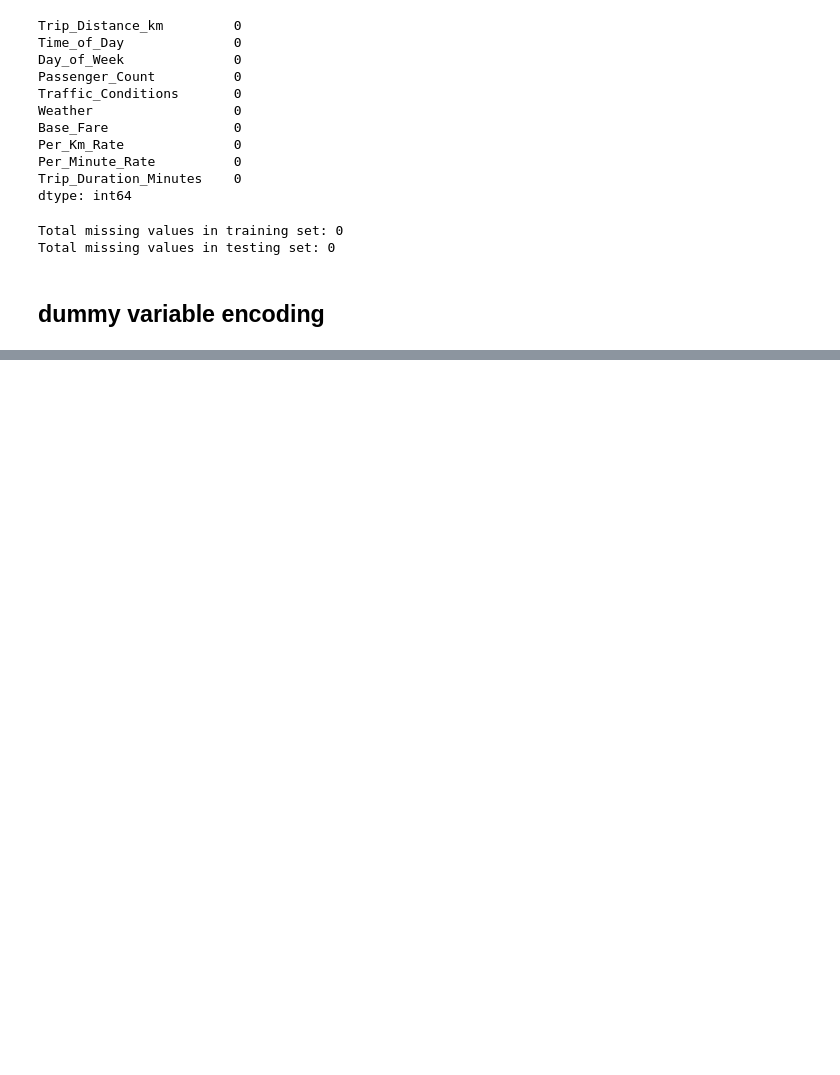
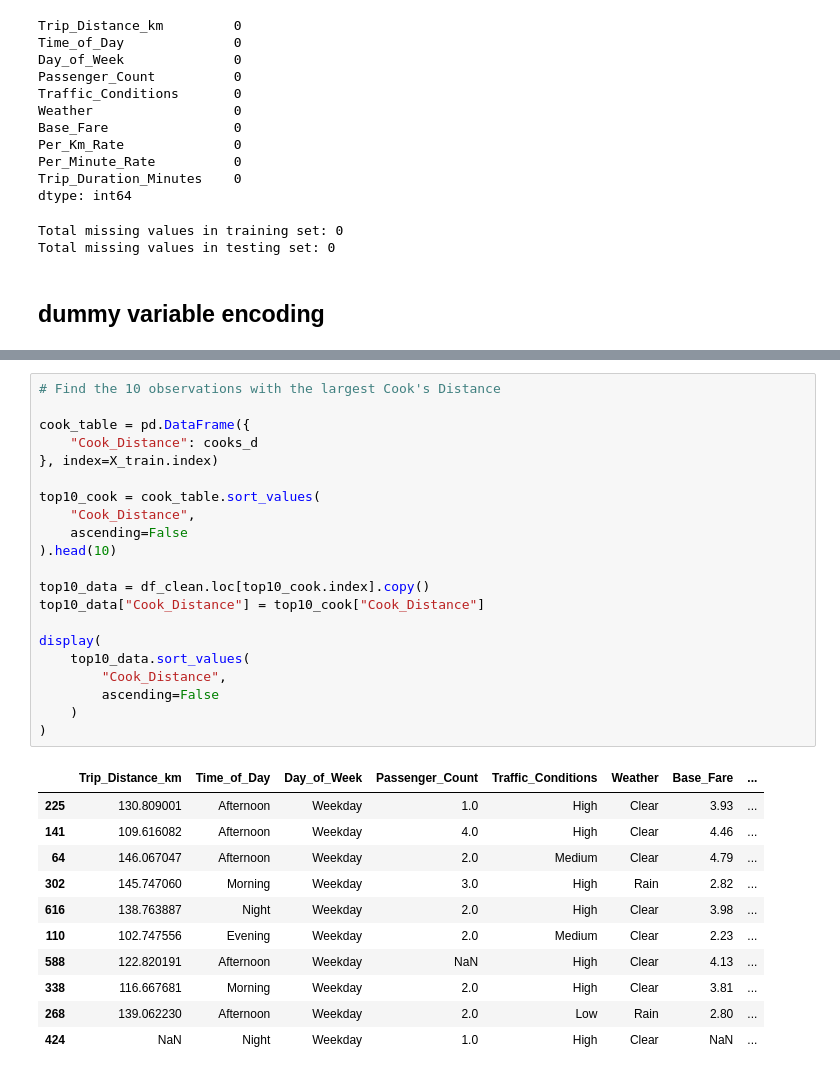
Before and after one commit to kurochan1901/115-1_Data-Analysis-and-Modeling, a Jupyter notebook: HW1/HW1.ipynb, the cells around one changed output, grey strips where cells are left out. Saved outputs shown, nothing was run; the diff lists cells and outputs as text; blank space fills up the shorter version.

```diff
--- a/HW1/HW1.ipynb
+++ b/HW1/HW1.ipynb
@@ -962,0 +1172,33 @@ First 5 observations:
+# %%
+# Find the 10 observations with the largest Cook's Distance
+
+cook_table = pd.DataFrame({
+    "Cook_Distance": cooks_d
+}, index=X_train.index)
+
+top10_cook = cook_table.sort_values(
+    "Cook_Distance",
+    ascending=False
+).head(10)
+
+top10_data = df_clean.loc[top10_cook.index].copy()
+top10_data["Cook_Distance"] = top10_cook["Cook_Distance"]
+
+display(
+    top10_data.sort_values(
+        "Cook_Distance",
+        ascending=False
+    )
+)
+# %% [output]
+|  | Trip_Distance_km | Time_of_Day | Day_of_Week | Passenger_Count | Traffic_Conditions | Weather | Base_Fare | ... |
+| 225 | 130.809001 | Afternoon | Weekday | 1.0 | High | Clear | 3.93 | ... |
+| 141 | 109.616082 | Afternoon | Weekday | 4.0 | High | Clear | 4.46 | ... |
+| 64 | 146.067047 | Afternoon | Weekday | 2.0 | Medium | Clear | 4.79 | ... |
+| 302 | 145.747060 | Morning | Weekday | 3.0 | High | Rain | 2.82 | ... |
+| 616 | 138.763887 | Night | Weekday | 2.0 | High | Clear | 3.98 | ... |
+| 110 | 102.747556 | Evening | Weekday | 2.0 | Medium | Clear | 2.23 | ... |
+| 588 | 122.820191 | Afternoon | Weekday | NaN | High | Clear | 4.13 | ... |
+| 338 | 116.667681 | Morning | Weekday | 2.0 | High | Clear | 3.81 | ... |
+| 268 | 139.062230 | Afternoon | Weekday | 2.0 | Low | Rain | 2.80 | ... |
+| 424 | NaN | Night | Weekday | 1.0 | High | Clear | NaN | ... |
```
Also changed, not shown: parts of 11 cells of this notebook.
